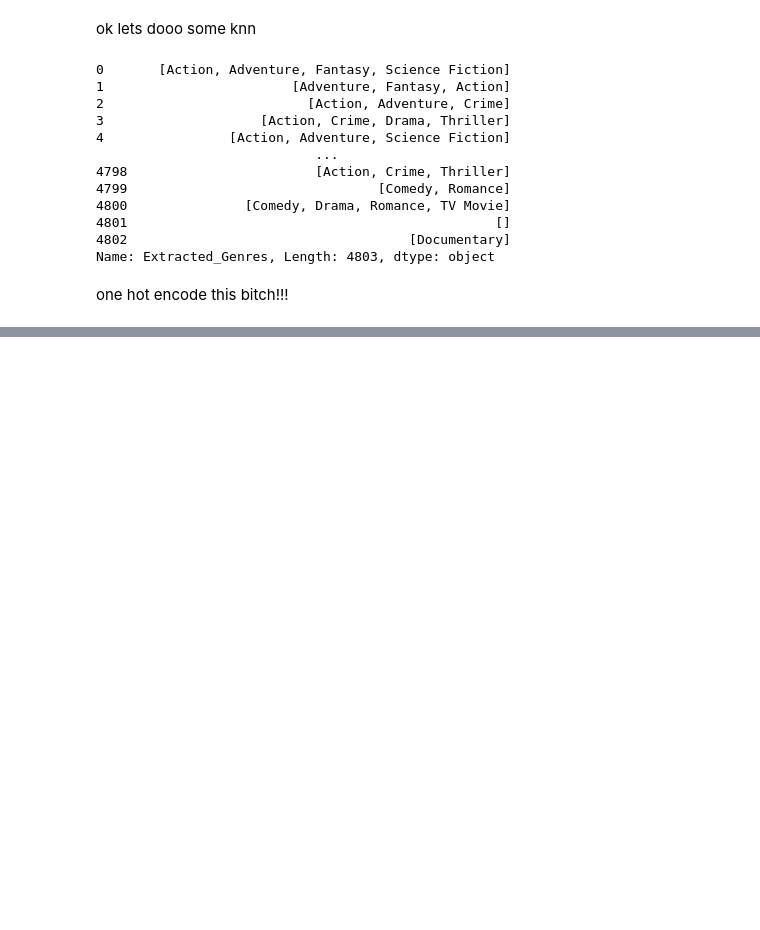
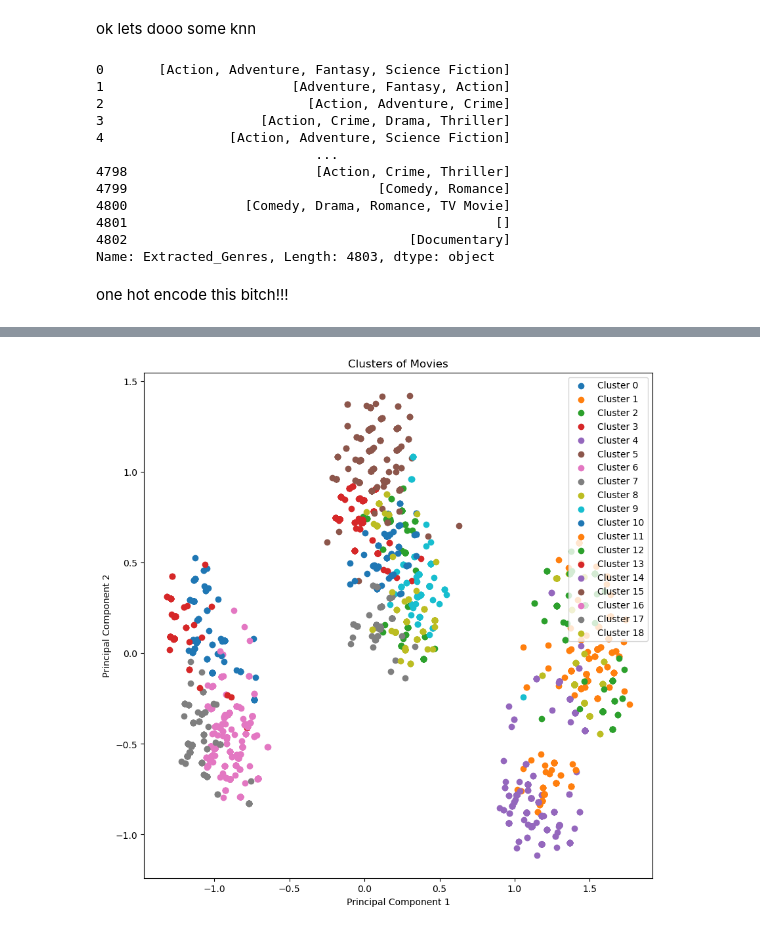
Before and after one commit to Jason3N/boxd.ai, a Jupyter notebook: ml-model/pookie.ipynb, the cells around one changed output, grey strips where cells are left out. Cells and saved outputs as stored; diff of their text form; code cells hidden in the pictures; blank space fills up the shorter version.

Commit message:
clustering done

```diff
--- a/ml-model/pookie.ipynb
+++ b/ml-model/pookie.ipynb
@@ -51,4 +81,5 @@ one hot encode this bitch!!!
 mlb = MultiLabelBinarizer()
 df_genres_onehot = pd.DataFrame(mlb.fit_transform(df_films['Extracted_Genres']), columns=mlb.classes_, index=df_films.index)
 df_films_onehot = pd.concat([df_films, df_genres_onehot], axis=1)
+df_films_onehot = df_films_onehot.drop(['genres', 'keywords', 'Extracted_Genres'], axis = 1)
 df_films_onehot
@@ -54,0 +100,17 @@ df_films_onehot
+# %%
+df = df_films_onehot
+
+# Prepare features for clustering (exclude the 'original_title' column)
+X = df.drop(['original_title'], axis=1)
+
+# Apply KMeans clustering
+kmeans = KMeans(n_clusters=19)  # Choose an appropriate number of clusters
+df['cluster'] = kmeans.fit_predict(X)
+
+# Now, each movie has a cluster label in the 'cluster' column
+print(df[['original_title', 'cluster']])
+
+# To recommend 'Action' movies from a specific cluster:
+action_cluster = df[df['Action'] == 1]['cluster'].mode()[0]  # Find the most common cluster among 'Action' movies
+recommendations = df[(df['cluster'] == action_cluster) & (df['Action'] == 1)]['original_title']
+print("Recommended movies for 'Action':", recommendations.tolist())
@@ -54,0 +133,22 @@ df_films_onehot
+# %%
+import matplotlib.pyplot as plt
+from sklearn.decomposition import PCA
+
+# Reduce dimensions to 2D for visualization
+pca = PCA(n_components=2)
+reduced_features = pca.fit_transform(X)
+
+# Scatter plot for each cluster
+plt.figure(figsize=(10, 10))
+
+for cluster_num in range(19):  # assuming you used 19 clusters
+    members = reduced_features[df['cluster'] == cluster_num]
+    plt.scatter(members[:, 0], members[:, 1], label=f'Cluster {cluster_num}')
+
+plt.title('Clusters of Movies')
+plt.xlabel('Principal Component 1')
+plt.ylabel('Principal Component 2')
+plt.legend()
+plt.show()
+# %% [output]
+[figure, added]
```
Also changed, not shown: parts of 5 cells of this notebook.
